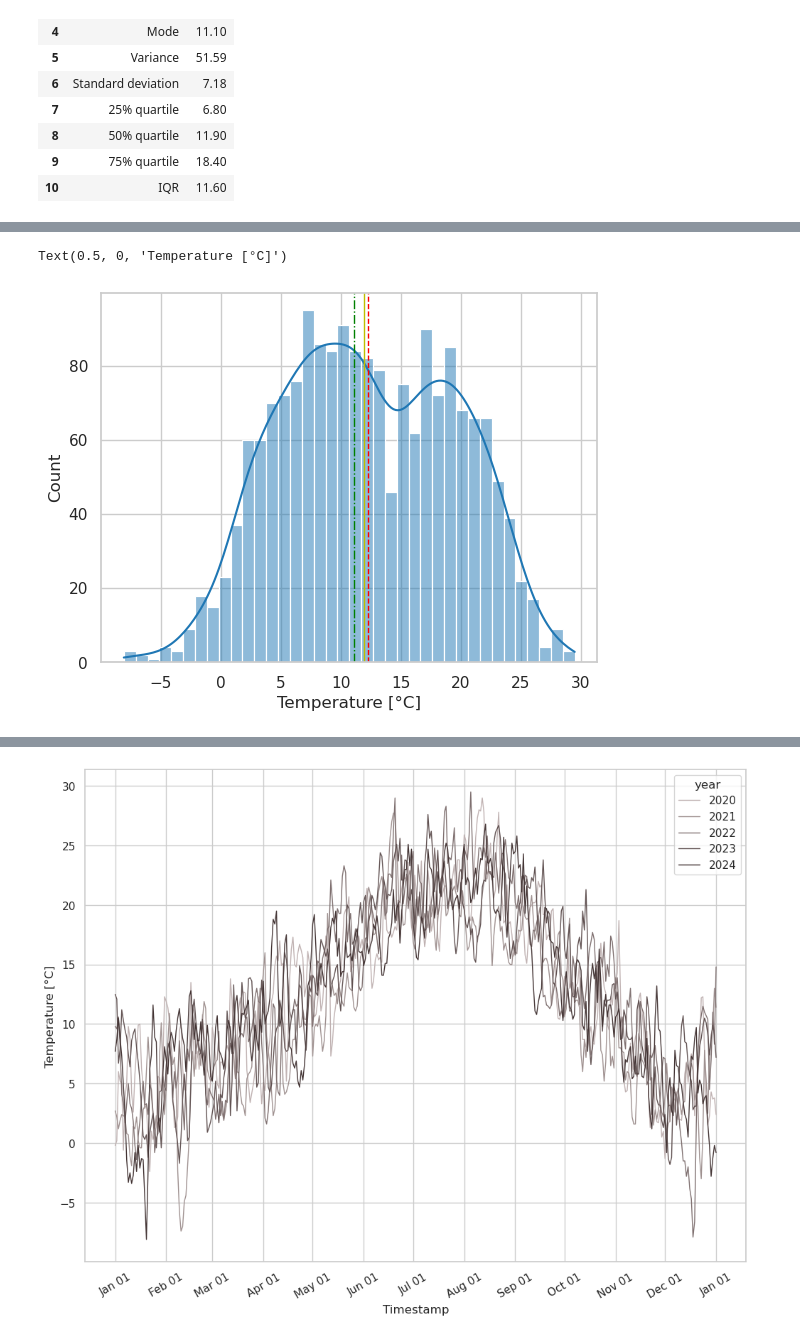
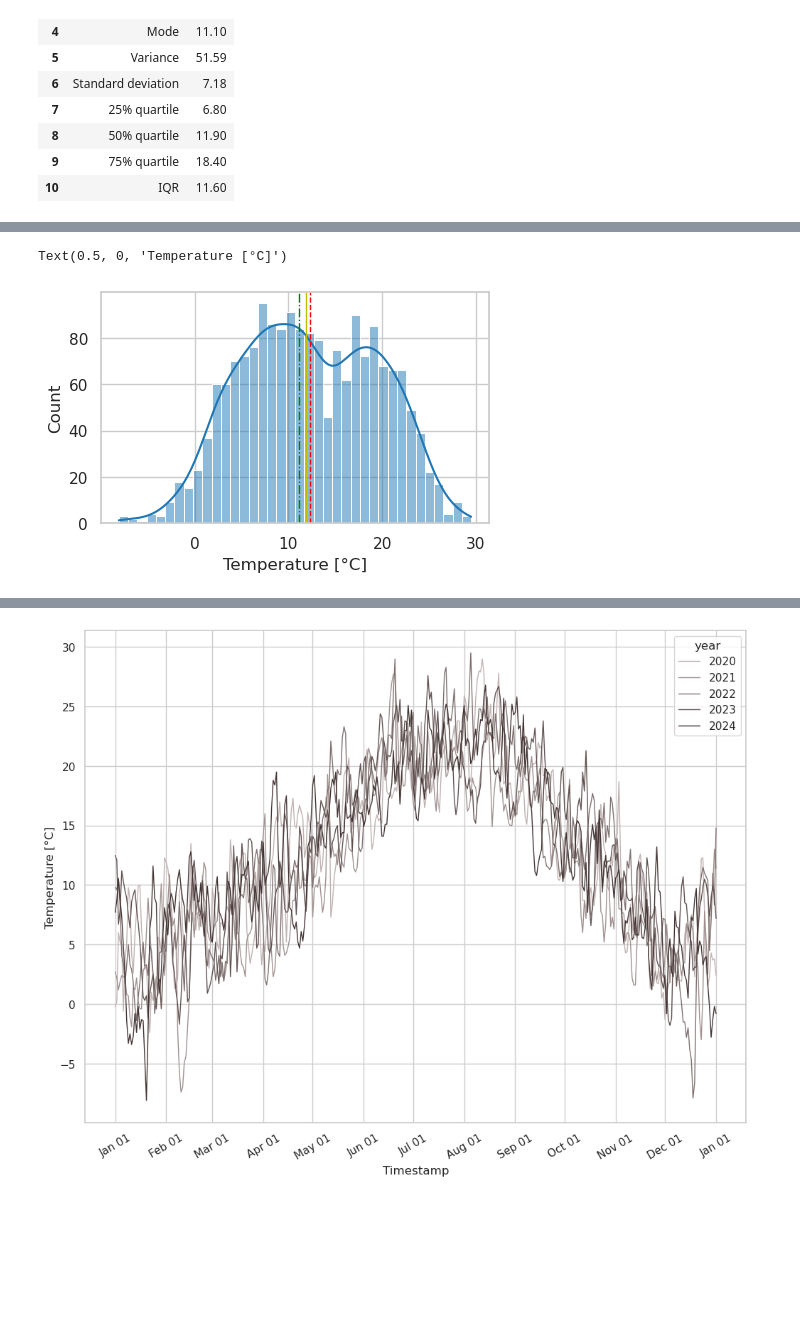
Before and after one commit to IUstudentAnna/explorative_data_analysis, a Jupyter notebook: explorative_data_analysis.ipynb, the cells around one changed output, grey strips where cells are left out. Drawn from its saved outputs; the diff is of its cells as text; code cells hidden in the pictures; blank space fills up the shorter version.

```diff
--- a/explorative_data_analysis.ipynb
+++ b/explorative_data_analysis.ipynb
@@ -70,13 +83,13 @@ sns.histplot(df, x="temperature_Celsius")
 # %%
 # historgram with Estimated Probability Density Function and some metrics
+plt.figure(figsize=(5,3))
 sns.histplot(df, x="temperature_Celsius", kde=True, binwidth=1)
-
 plt.axvline(x=stats_dict["Mean"], color='red', linestyle='--', linewidth=1, label='Mean')
 plt.axvline(x=stats_dict["Mode"], color='g', linestyle='-.', linewidth=1, label='Mode')
 plt.axvline(x=stats_dict["Median"], color='y', linestyle='-', linewidth=1, label='Median')
 plt.xlabel("Temperature [°C]")
 # %% [output]
 Text(0.5, 0, 'Temperature [°C]')
-[figure, old version]
+[figure, new version]
 # %%
 # Set figure size
```
Also changed, not shown: parts of 9 cells of this notebook.
